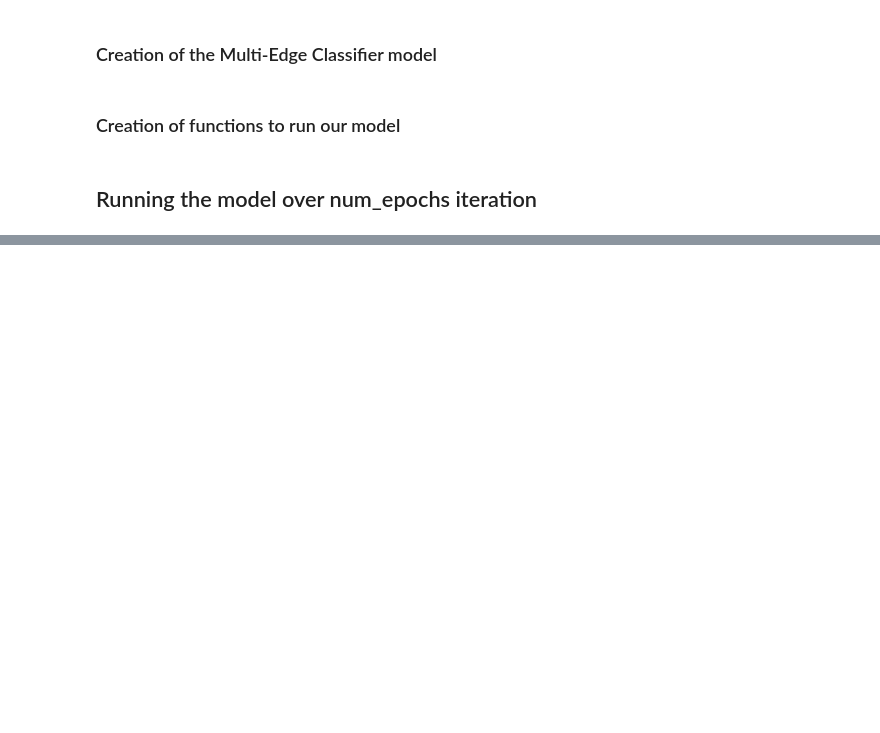
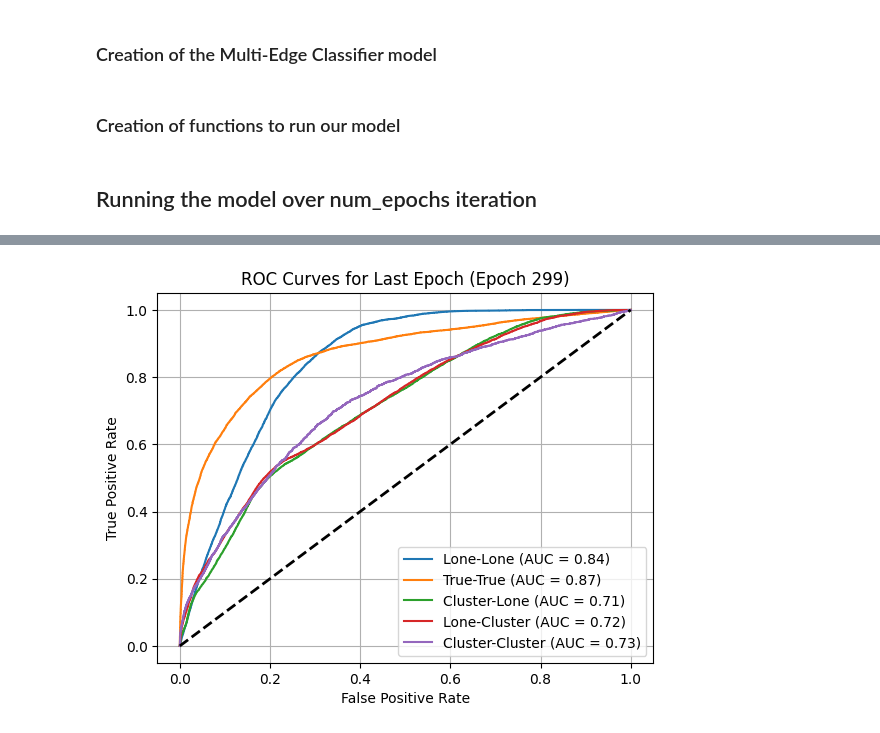
Before and after one commit to ksjones3/CodeRefactor, a Jupyter notebook: RunningAllEvents_Model0.ipynb, the cells around one changed output, grey strips where cells are left out. Drawn from its saved outputs; the diff is of its cells as text; code cells hidden in the pictures; blank space fills up the shorter version.

```diff
--- a/RunningAllEvents_Model0.ipynb
+++ b/RunningAllEvents_Model0.ipynb
@@ -1464,5 +1461 @@ Are the sums across classes close to 1? True
-# %%
-epoch_number = []
-for i in range(1, len(loss_per_epoch)+1):
-    epoch_number.append(i)
 # %%
@@ -1577,9 +1475,0 @@ def plotROCCurveMulticlass(epoch_scores, epoch_truth_labels, epoch_number, num_c
-# %%
-# Total number of epochs
-epochNum = 600
-intervalShowingROCGraph = epochNum // 12  # every 50 epochs
-
-# Plot ROC curves at specific intervals with custom labels
-for i in range(0, epochNum//2):
-    if (i+1) % intervalShowingROCGraph == 0:
-        plotROCCurveMulticlass(scores[i], truth_labels[i], i+1)
@@ -1699,0 +1476,37 @@ plt.show()
+# %%
+# Extract last epoch data (epoch 299)
+epoch_idx = -1  # Last epoch
+y_score = scores[epoch_idx]  # Shape (51000, 5)
+y_true = truth_labels[epoch_idx]  # Shape (51000,)
+
+# Class name mapping
+class_names = {
+    0: "Lone-Lone",
+    1: "True-True",
+    2: "Cluster-Lone",
+    3: "Lone-Cluster",
+    4: "Cluster-Cluster"
+}
+
+# Binarize the true labels for multi-class ROC calculation
+num_classes = y_score.shape[1]
+y_true_binarized = label_binarize(y_true, classes=np.arange(num_classes))
+
+# Plot ROC curve for each class
+for i in range(num_classes):
+    fpr, tpr, _ = roc_curve(y_true_binarized[:, i], y_score[:, i])
+    roc_auc = auc(fpr, tpr)
+    plt.plot(fpr, tpr, label=f"{class_names[i]} (AUC = {roc_auc:.3f})")
+
+# Plot diagonal reference line
+plt.plot([0, 1], [0, 1], 'k--', lw=2)
+
+# Formatting the plot
+plt.xlabel("False Positive Rate")
+plt.ylabel("True Positive Rate")
+plt.title("ROC Curves for Last Epoch (Epoch 299)")
+plt.legend(loc="lower right")
+plt.grid()
+plt.show()
+# %% [output]
+[figure, added]
```
Also changed, not shown: parts of 24 cells of this notebook, 3 other files.
